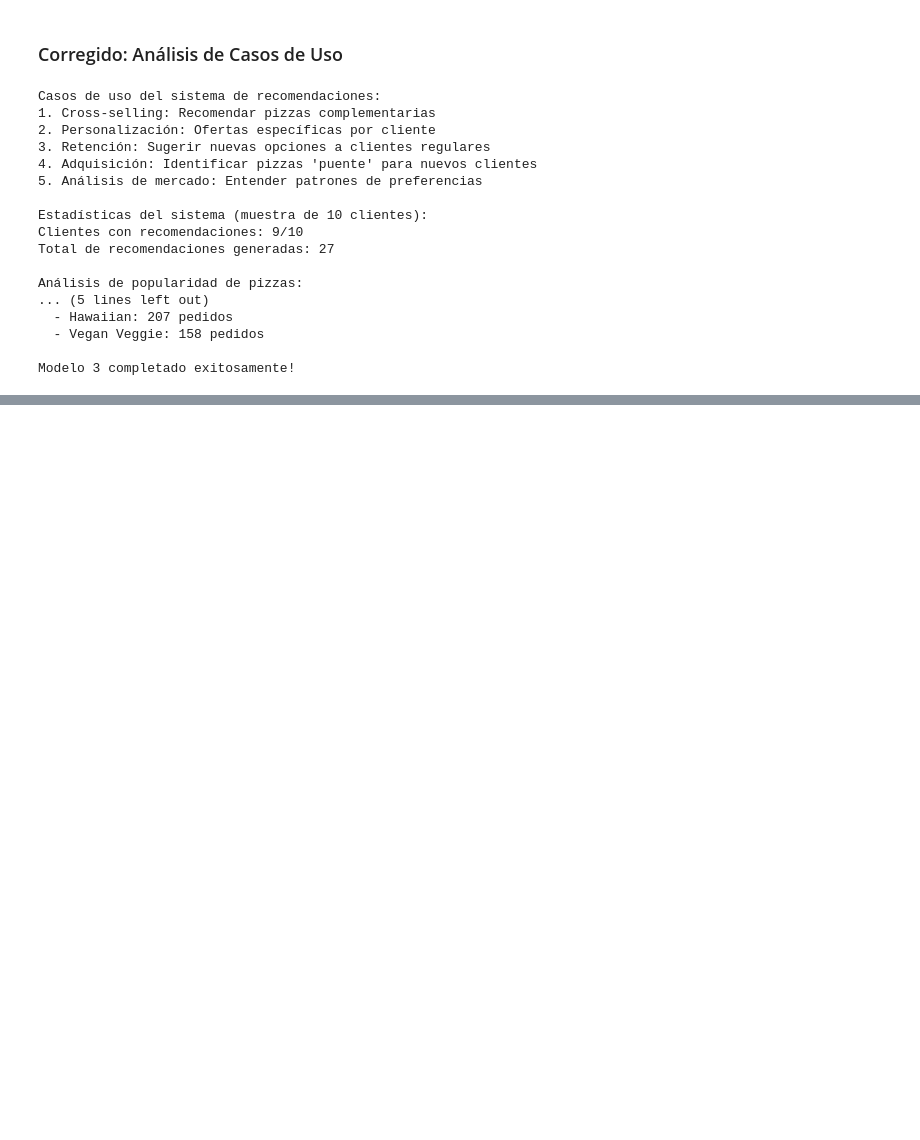
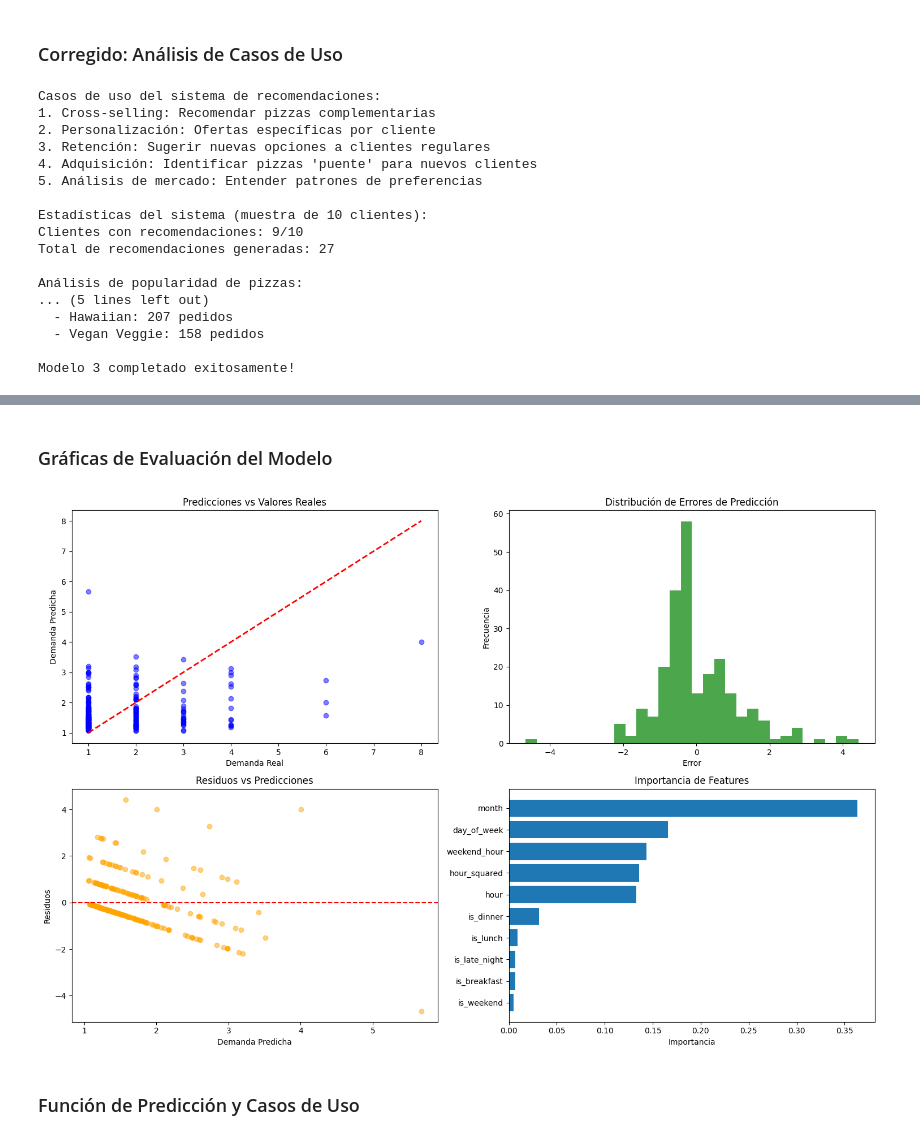
Before and after one commit to MAP0218675/Inteligencia-Artificial-Avanzada, a Jupyter notebook: Copia de Dannys_Pizza_week2_HWK.ipynb, the cells around one changed output, grey strips where cells are left out. Saved outputs shown, nothing was run; the diff lists cells and outputs as text; code cells hidden in the pictures; blank space fills up the shorter version.

```diff
--- a/Copia de Dannys_Pizza_week2_HWK.ipynb
+++ b/Copia de Dannys_Pizza_week2_HWK.ipynb
@@ -2488,0 +2651,14 @@ Modelo 3 completado exitosamente!
+# %%
+# Dividir datos
+X_train_demand, X_test_demand, y_train_demand, y_test_demand = train_test_split(
+    X_demand, y_demand, test_size=0.2, random_state=42)
+
+print(f"Datos de entrenamiento: {X_train_demand.shape[0]} muestras")
+print(f"Datos de prueba: {X_test_demand.shape[0]} muestras")
+
+# Entrenar modelo Random Forest
+rf_model = RandomForestRegressor(n_estimators=100, random_state=42, max_depth=10)
+rf_model.fit(X_train_demand, y_train_demand)
+
+print("Modelo Random Forest entrenado exitosamente")
+print(f"R² Score en entrenamiento: {rf_model.score(X_train_demand, y_train_demand):.3f}")
@@ -2488,0 +2720,39 @@ Modelo 3 completado exitosamente!
+# %% [markdown]
+### Gráficas de Evaluación del Modelo
+# %%
+# Gráficas de evaluación
+fig, axes = plt.subplots(2, 2, figsize=(15, 10))
+
+# Gráfica 1: Predicciones vs Valores reales
+axes[0,0].scatter(y_test_demand, y_pred_demand, alpha=0.5, color='blue')
+axes[0,0].plot([y_test_demand.min(), y_test_demand.max()], [y_test_demand.min(), y_test_demand.max()], 'r--', lw=2)
+axes[0,0].set_title('Predicciones vs Valores Reales')
+axes[0,0].set_xlabel('Demanda Real')
+axes[0,0].set_ylabel('Demanda Predicha')
+
+# Gráfica 2: Distribución de errores
+axes[0,1].hist(errors, bins=30, alpha=0.7, color='green')
+axes[0,1].set_title('Distribución de Errores de Predicción')
+axes[0,1].set_xlabel('Error')
+axes[0,1].set_ylabel('Frecuencia')
+
+# Gráfica 3: Residuos vs Predicciones
+axes[1,0].scatter(y_pred_demand, errors, alpha=0.5, color='orange')
+axes[1,0].axhline(y=0, color='r', linestyle='--')
+axes[1,0].set_title('Residuos vs Predicciones')
+axes[1,0].set_xlabel('Demanda Predicha')
+axes[1,0].set_ylabel('Residuos')
+
+# Gráfica 4: Importancia de features
+importance_abs = importance_demand.copy()
+importance_abs = importance_abs.sort_values('importance', ascending=True)
+axes[1,1].barh(importance_abs['feature'], importance_abs['importance'])
+axes[1,1].set_title('Importancia de Features')
+axes[1,1].set_xlabel('Importancia')
+
+plt.tight_layout()
+plt.show()
+# %% [output]
+[figure, added]
+# %% [markdown]
+### Función de Predicción y Casos de Uso
```
Also changed, not shown: parts of 16 cells of this notebook.
